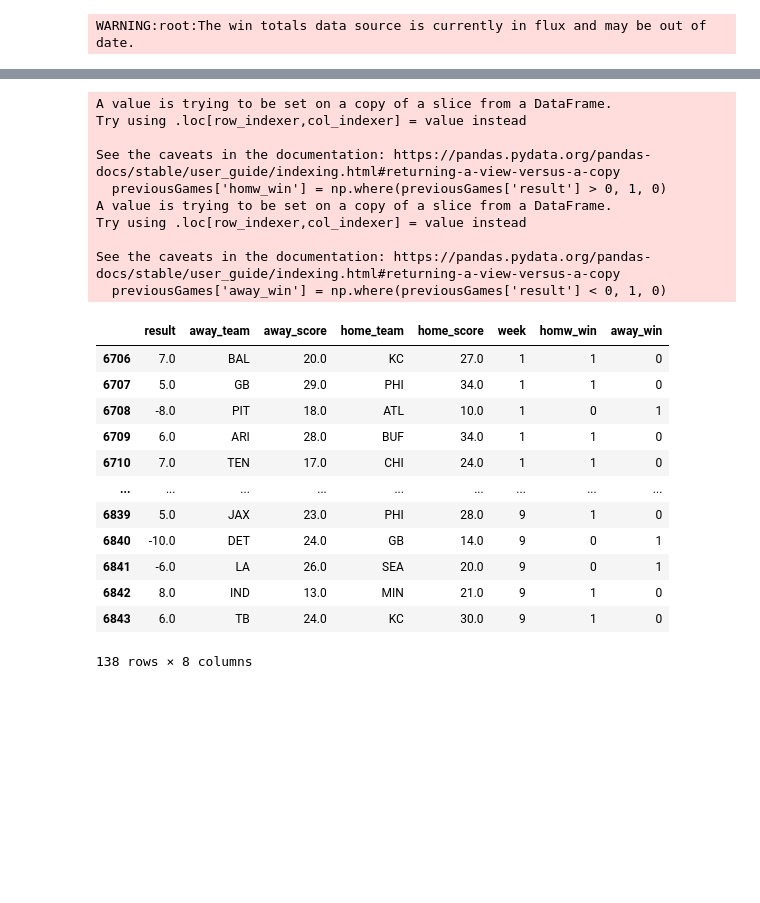
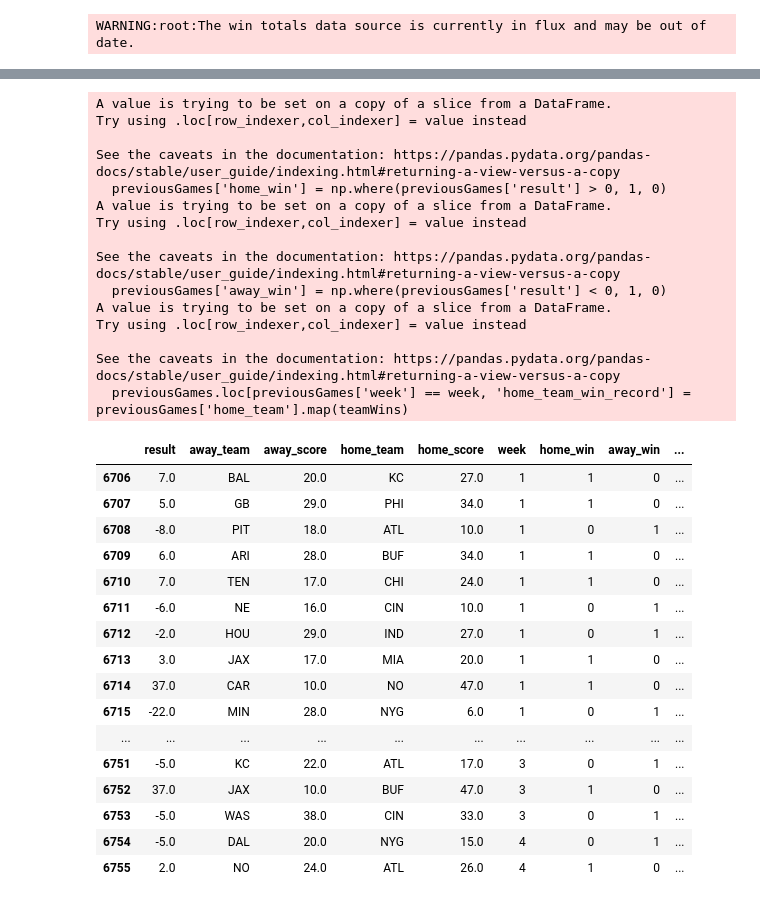
Before and after one commit to izyuan/nflanalytics, a Jupyter notebook: getData.ipynb, the cells around one changed output, grey strips where cells are left out. Cells and saved outputs as stored; diff of their text form; code cells hidden in the pictures; blank space fills up the shorter version.

```diff
--- a/getData.ipynb
+++ b/getData.ipynb
@@ -32,51 +86,64 @@ for column in schedule2024.columns:
 # %%
 smallSchedule2024= schedule2024[['result', 'away_team', 'away_score', 'home_team', 'home_score']]
 
 # creating a function to calculate the win/loss ratio for each team given the seasonal data
 def win_loss (schedule_df):
     # making the dataframe smaller so its easier to handle the data
     smallSchedule2024 = schedule_df[['result', 'away_team', 'away_score', 'home_team', 'home_score', 'week']]
     previousGames = smallSchedule2024[schedule_df['result'].notnull()]
 
 
-    previousGames['homw_win'] = np.where(previousGames['result'] > 0, 1, 0)
+    previousGames['home_win'] = np.where(previousGames['result'] > 0, 1, 0)
     previousGames['away_win'] = np.where(previousGames['result'] < 0, 1, 0)
 
-    ### not sure if all this is necessary. I think the best way to do it would be to just count the 1s and 0s to figure out the record
-    # #obtaining the week list
-    # weekList = previousGames['week'].unique()
+    ## not sure if all this is necessary. I think the best way to do it would be to just count the 1s and 0s to figure out the record
+    # obtaining the week list
+    weekList = previousGames['week'].unique()
 
-    # #going week by week to calculate the records
-    # for week in weekList:
-    #     weekData = previousGames[previousGames['week'] == week]
-    #     weekData['home_win'] = np.where(weekData["result"] > 0, 1, 0)
-    #     week
+    #going week by week to calculate the records
+    for week in weekList:
+        # getting the data for each week at a time (to tally up the win/loss at the specific time of playing)
+        previousWeekData = previousGames[previousGames['week'] <= week]
+        teamWins = previousWeekData.groupby('home_team')['home_win'].sum() + previousWeekData.groupby('away_team')['away_win'].sum()
+        teamLosses = previousWeekData.groupby('home_team')['home_win'].count() - previousWeekData.groupby('home_team')['home_win'].sum() + previousWeekData.groupby('away_team')['away_win'].count() - previousWeekData.groupby('away_team')['away_win'].sum()
+        previousGames.loc[previousGames['week'] == week, 'home_team_win_record'] = previousGames['home_team'].map(teamWins)
+
+
 
     return previousGames
 
 
-win_loss(schedule2024)
+win_loss(schedule2024).head(50)
 # %% [output]
 A value is trying to be set on a copy of a slice from a DataFrame.
 Try using .loc[row_indexer,col_indexer] = value instead
 
 See the caveats in the documentation: https://pandas.pydata.org/pandas-docs/stable/user_guide/indexing.html#returning-a-view-versus-a-copy
-  previousGames['homw_win'] = np.where(previousGames['result'] > 0, 1, 0)
+  previousGames['home_win'] = np.where(previousGames['result'] > 0, 1, 0)
 A value is trying to be set on a copy of a slice from a DataFrame.
 Try using .loc[row_indexer,col_indexer] = value instead
 
 See the caveats in the documentation: https://pandas.pydata.org/pandas-docs/stable/user_guide/indexing.html#returning-a-view-versus-a-copy
   previousGames['away_win'] = np.where(previousGames['result'] < 0, 1, 0)
+A value is trying to be set on a copy of a slice from a DataFrame.
+Try using .loc[row_indexer,col_indexer] = value instead
+
+See the caveats in the documentation: https://pandas.pydata.org/pandas-docs/stable/user_guide/indexing.html#returning-a-view-versus-a-copy
+  previousGames.loc[previousGames['week'] == week, 'home_team_win_record'] = previousGames['home_team'].map(teamWins)
-|  | result | away_team | away_score | home_team | home_score | week | homw_win | away_win |
-| 6706 | 7.0 | BAL | 20.0 | KC | 27.0 | 1 | 1 | 0 |
-| 6707 | 5.0 | GB | 29.0 | PHI | 34.0 | 1 | 1 | 0 |
-| 6708 | -8.0 | PIT | 18.0 | ATL | 10.0 | 1 | 0 | 1 |
-| 6709 | 6.0 | ARI | 28.0 | BUF | 34.0 | 1 | 1 | 0 |
-| 6710 | 7.0 | TEN | 17.0 | CHI | 24.0 | 1 | 1 | 0 |
-| ... | ... | ... | ... | ... | ... | ... | ... | ... |
-| 6839 | 5.0 | JAX | 23.0 | PHI | 28.0 | 9 | 1 | 0 |
-| 6840 | -10.0 | DET | 24.0 | GB | 14.0 | 9 | 0 | 1 |
-| 6841 | -6.0 | LA | 26.0 | SEA | 20.0 | 9 | 0 | 1 |
-| 6842 | 8.0 | IND | 13.0 | MIN | 21.0 | 9 | 1 | 0 |
-| 6843 | 6.0 | TB | 24.0 | KC | 30.0 | 9 | 1 | 0 |
+|  | result | away_team | away_score | home_team | home_score | week | home_win | away_win | ... |
+| 6706 | 7.0 | BAL | 20.0 | KC | 27.0 | 1 | 1 | 0 | ... |
+| 6707 | 5.0 | GB | 29.0 | PHI | 34.0 | 1 | 1 | 0 | ... |
+| 6708 | -8.0 | PIT | 18.0 | ATL | 10.0 | 1 | 0 | 1 | ... |
+| 6709 | 6.0 | ARI | 28.0 | BUF | 34.0 | 1 | 1 | 0 | ... |
+| 6710 | 7.0 | TEN | 17.0 | CHI | 24.0 | 1 | 1 | 0 | ... |
+| 6711 | -6.0 | NE | 16.0 | CIN | 10.0 | 1 | 0 | 1 | ... |
+| 6712 | -2.0 | HOU | 29.0 | IND | 27.0 | 1 | 0 | 1 | ... |
+| 6713 | 3.0 | JAX | 17.0 | MIA | 20.0 | 1 | 1 | 0 | ... |
+| 6714 | 37.0 | CAR | 10.0 | NO | 47.0 | 1 | 1 | 0 | ... |
+| 6715 | -22.0 | MIN | 28.0 | NYG | 6.0 | 1 | 0 | 1 | ... |
+| ... | ... | ... | ... | ... | ... | ... | ... | ... | ... |
+| 6751 | -5.0 | KC | 22.0 | ATL | 17.0 | 3 | 0 | 1 | ... |
+| 6752 | 37.0 | JAX | 10.0 | BUF | 47.0 | 3 | 1 | 0 | ... |
+| 6753 | -5.0 | WAS | 38.0 | CIN | 33.0 | 3 | 0 | 1 | ... |
+| 6754 | -5.0 | DAL | 20.0 | NYG | 15.0 | 4 | 0 | 1 | ... |
+| 6755 | 2.0 | NO | 24.0 | ATL | 26.0 | 4 | 1 | 0 | ... |
-138 rows × 8 columns
```
Also changed, not shown: parts of 3 cells of this notebook.
